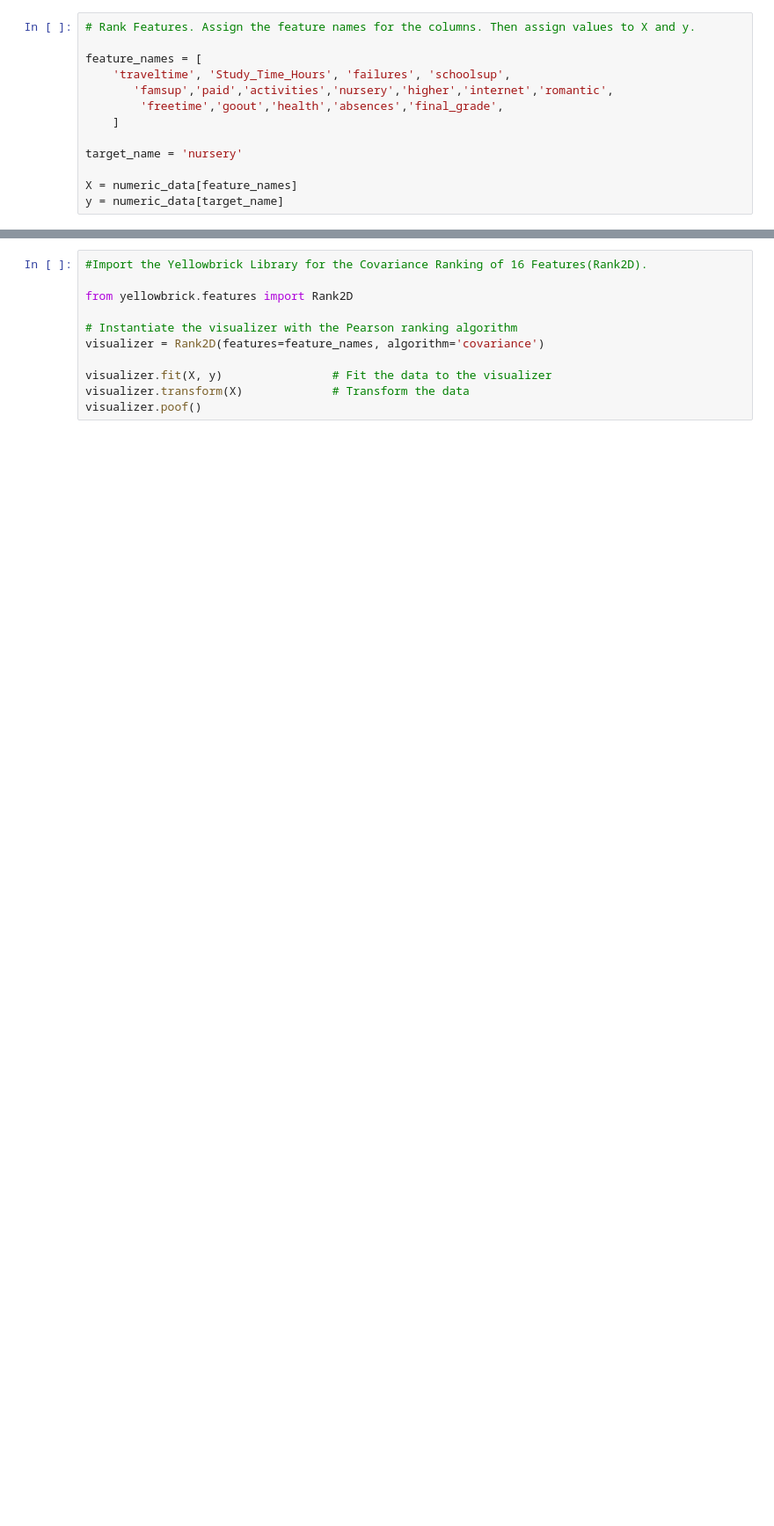
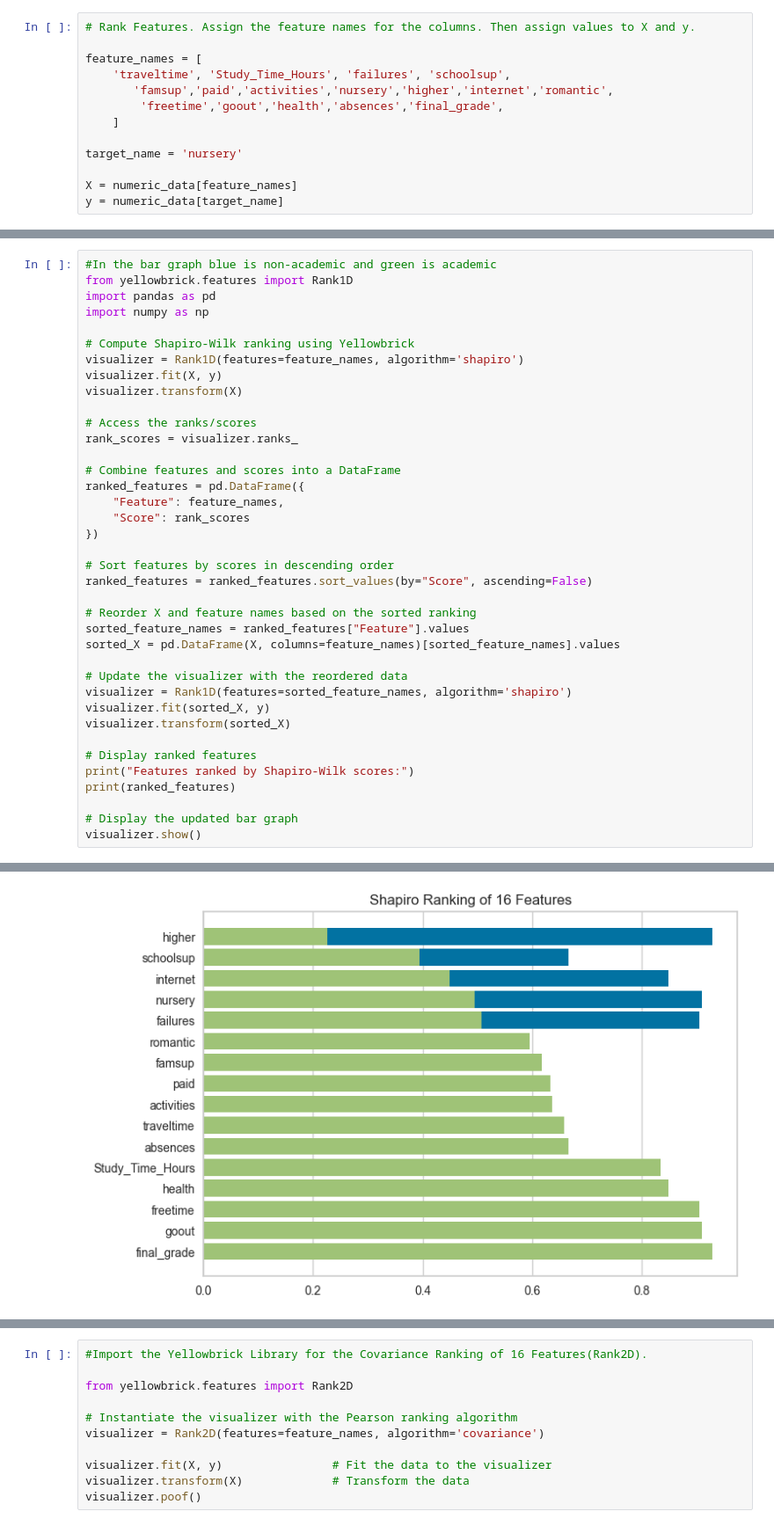
Before and after one commit to lilianaperezdiaz/student_predictor, a Jupyter notebook: Notebooks/Feature_Analysis_and_Ranking_Talibah.ipynb, the cells around one changed output, grey strips where cells are left out. Shown at 88% size. Saved outputs shown, nothing was run; the diff lists cells and outputs as text; blank space fills up the shorter version.

```diff
--- a/Notebooks/Feature_Analysis_and_Ranking_Talibah.ipynb
+++ b/Notebooks/Feature_Analysis_and_Ranking_Talibah.ipynb
@@ -417,0 +496,39 @@ visualizer.poof()                   # Draw/show/poof the data
+# %%
+#In the bar graph blue is non-academic and green is academic
+from yellowbrick.features import Rank1D
+import pandas as pd
+import numpy as np
+
+# Compute Shapiro-Wilk ranking using Yellowbrick
+visualizer = Rank1D(features=feature_names, algorithm='shapiro')
+visualizer.fit(X, y)
+visualizer.transform(X)
+
+# Access the ranks/scores
+rank_scores = visualizer.ranks_
+
+# Combine features and scores into a DataFrame
+ranked_features = pd.DataFrame({
+    "Feature": feature_names,
+    "Score": rank_scores
+})
+
+# Sort features by scores in descending order
+ranked_features = ranked_features.sort_values(by="Score", ascending=False)
+
+# Reorder X and feature names based on the sorted ranking
+sorted_feature_names = ranked_features["Feature"].values
+sorted_X = pd.DataFrame(X, columns=feature_names)[sorted_feature_names].values
+
+# Update the visualizer with the reordered data
+visualizer = Rank1D(features=sorted_feature_names, algorithm='shapiro')
+visualizer.fit(sorted_X, y)
+visualizer.transform(sorted_X)
+
+# Display ranked features
+print("Features ranked by Shapiro-Wilk scores:")
+print(ranked_features)
+
+# Display the updated bar graph
+visualizer.show()
+# %% [output]
@@ -417,0 +553 @@ visualizer.poof()                   # Draw/show/poof the data
+[figure, added]
```
Also changed, not shown: parts of 38 cells of this notebook.
